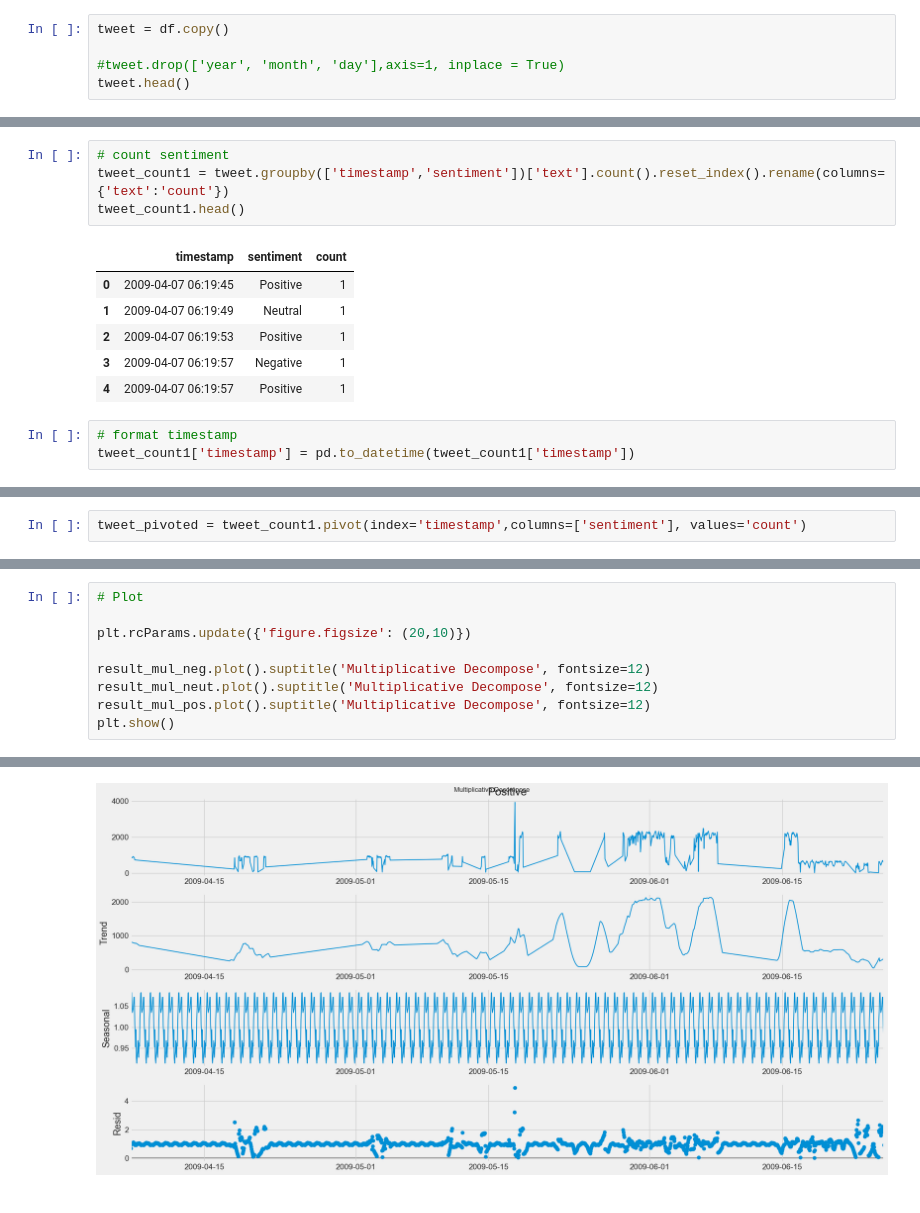
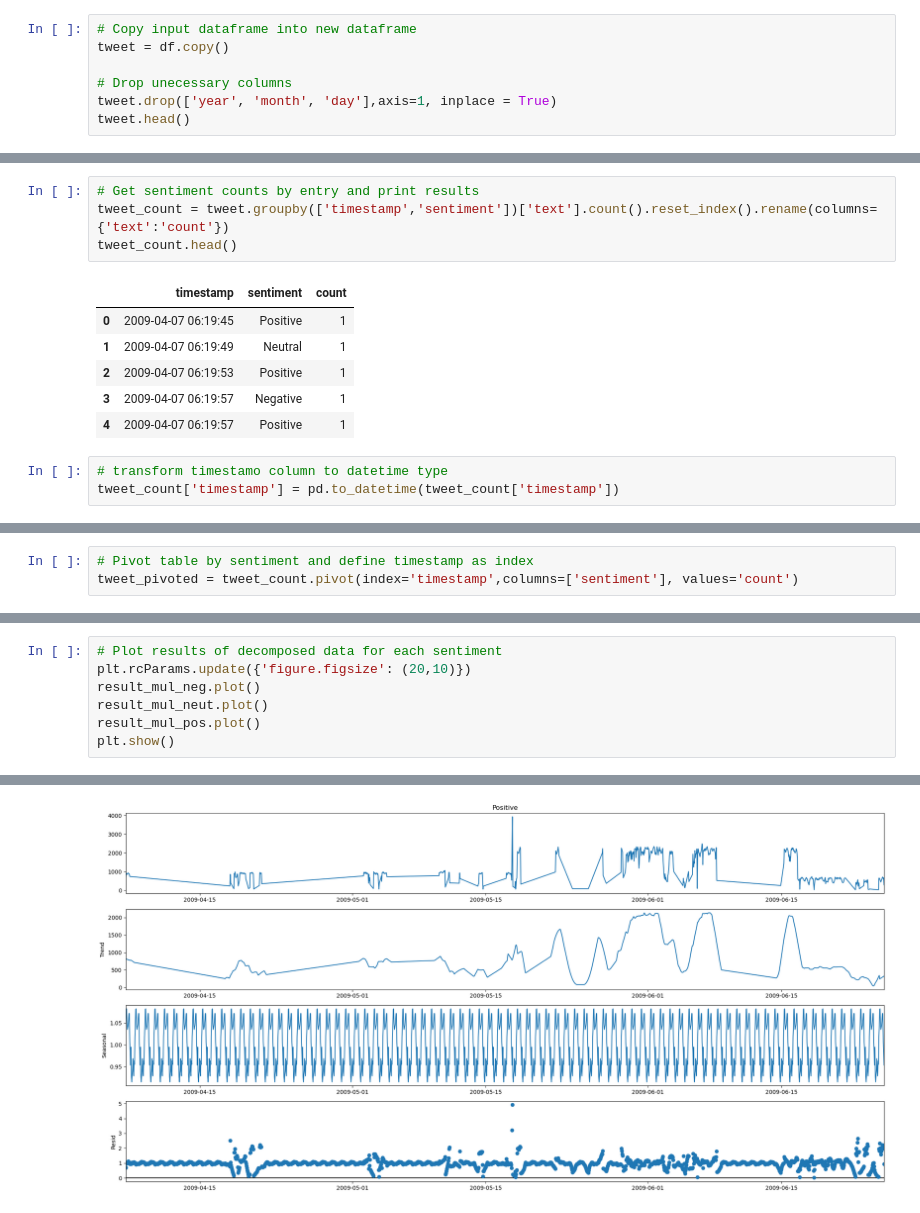
Before and after one commit to weberfs/CA_ADA_BDSP, a Jupyter notebook: tweets_sentiment_analysis.ipynb, the cells around one changed output, grey strips where cells are left out. Cells and saved outputs as stored; diff of their text form.

```diff
--- a/tweets_sentiment_analysis.ipynb
+++ b/tweets_sentiment_analysis.ipynb
@@ -60,8 +36,10 @@ df.head()
 | 2009-04-07 06:19:57 | 2009 | 4 | 7 | my whole body feels itchy and lik... | Positive |
 | 2009-04-07 06:19:57 | 2009 | 4 | 7 | no it s not behaving at all i m m... | Negative |
 # %%
+# Copy input dataframe into new dataframe
 tweet = df.copy()
 
-#tweet.drop(['year', 'month', 'day'],axis=1, inplace = True)
+# Drop unecessary columns
+tweet.drop(['year', 'month', 'day'],axis=1, inplace = True)
 tweet.head()
 # %% [output]
@@ -126,7 +159,7 @@ Name: sentiment, dtype: int64
 # %%
-# count sentiment
-tweet_count1 = tweet.groupby(['timestamp','sentiment'])['text'].count().reset_index().rename(columns={'text':'count'})
-tweet_count1.head()
+# Get sentiment counts by entry and print results
+tweet_count = tweet.groupby(['timestamp','sentiment'])['text'].count().reset_index().rename(columns={'text':'count'})
+tweet_count.head()
 # %% [output]
 |  | timestamp | sentiment | count |
 | 0 | 2009-04-07 06:19:45 | Positive | 1 |
@@ -135,5 +168,5 @@ tweet_count1.head()
 | 3 | 2009-04-07 06:19:57 | Negative | 1 |
 | 4 | 2009-04-07 06:19:57 | Positive | 1 |
 # %%
-# format timestamp
-tweet_count1['timestamp'] = pd.to_datetime(tweet_count1['timestamp'])
+# transform timestamo column to datetime type
+tweet_count['timestamp'] = pd.to_datetime(tweet_count['timestamp'])
@@ -150,3 +173,4 @@ tweet_count1.head()
 # %%
-tweet_pivoted = tweet_count1.pivot(index='timestamp',columns=['sentiment'], values='count')
+# Pivot table by sentiment and define timestamp as index
+tweet_pivoted = tweet_count.pivot(index='timestamp',columns=['sentiment'], values='count')
 # %%
@@ -327,12 +298,10 @@ result_mul_neg = seasonal_decompose(tweet_pivoted_hourly['Negative'], model='mul
 result_mul_neut = seasonal_decompose(tweet_pivoted_hourly['Neutral'], model='multiplicative', extrapolate_trend='freq')
 result_mul_pos = seasonal_decompose(tweet_pivoted_hourly['Positive'], model='multiplicative', extrapolate_trend='freq')
 # %%
-# Plot
-
+# Plot results of decomposed data for each sentiment
 plt.rcParams.update({'figure.figsize': (20,10)})
-
-result_mul_neg.plot().suptitle('Multiplicative Decompose', fontsize=12)
-result_mul_neut.plot().suptitle('Multiplicative Decompose', fontsize=12)
-result_mul_pos.plot().suptitle('Multiplicative Decompose', fontsize=12)
+result_mul_neg.plot()
+result_mul_neut.plot()
+result_mul_pos.plot()
 plt.show()
 # %% [output]
@@ -341,2 +310,2 @@ plt.show()
-[figure, old version]
+[figure, new version]
 # %%
```
Also changed, not shown: parts of 86 cells of this notebook, 2 other files.
